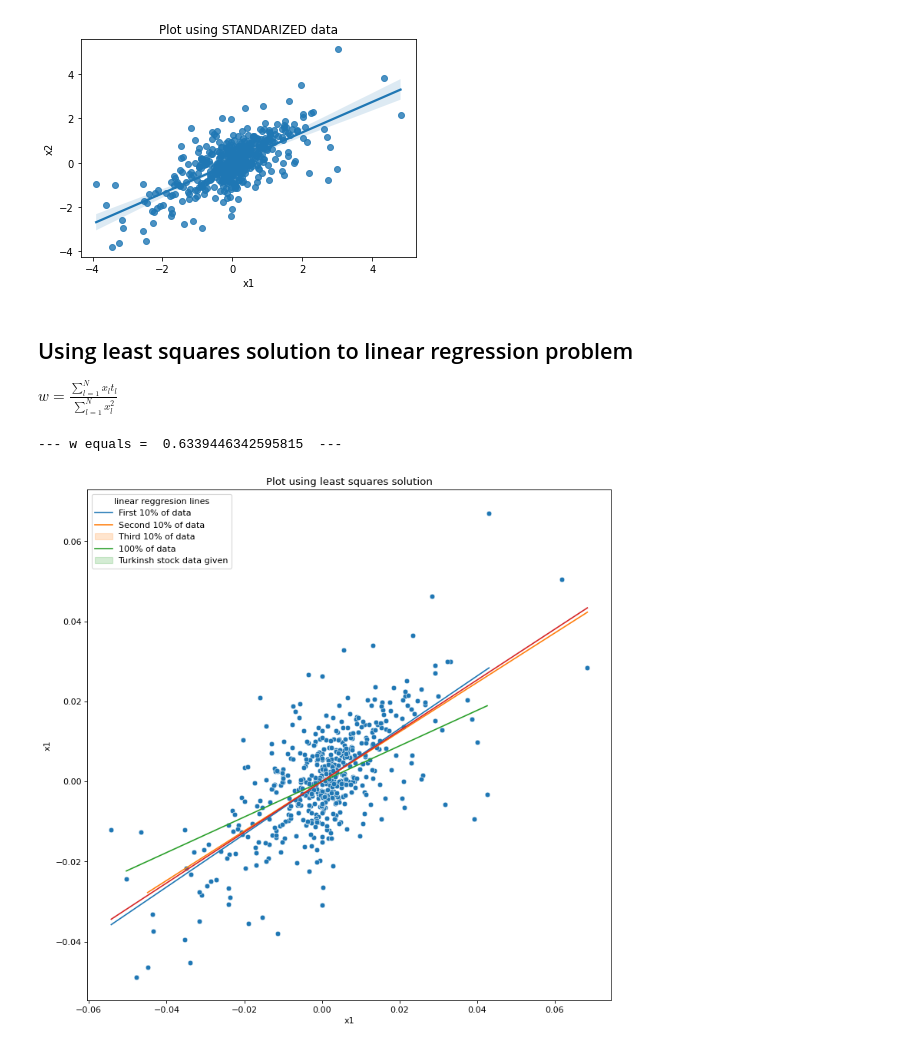
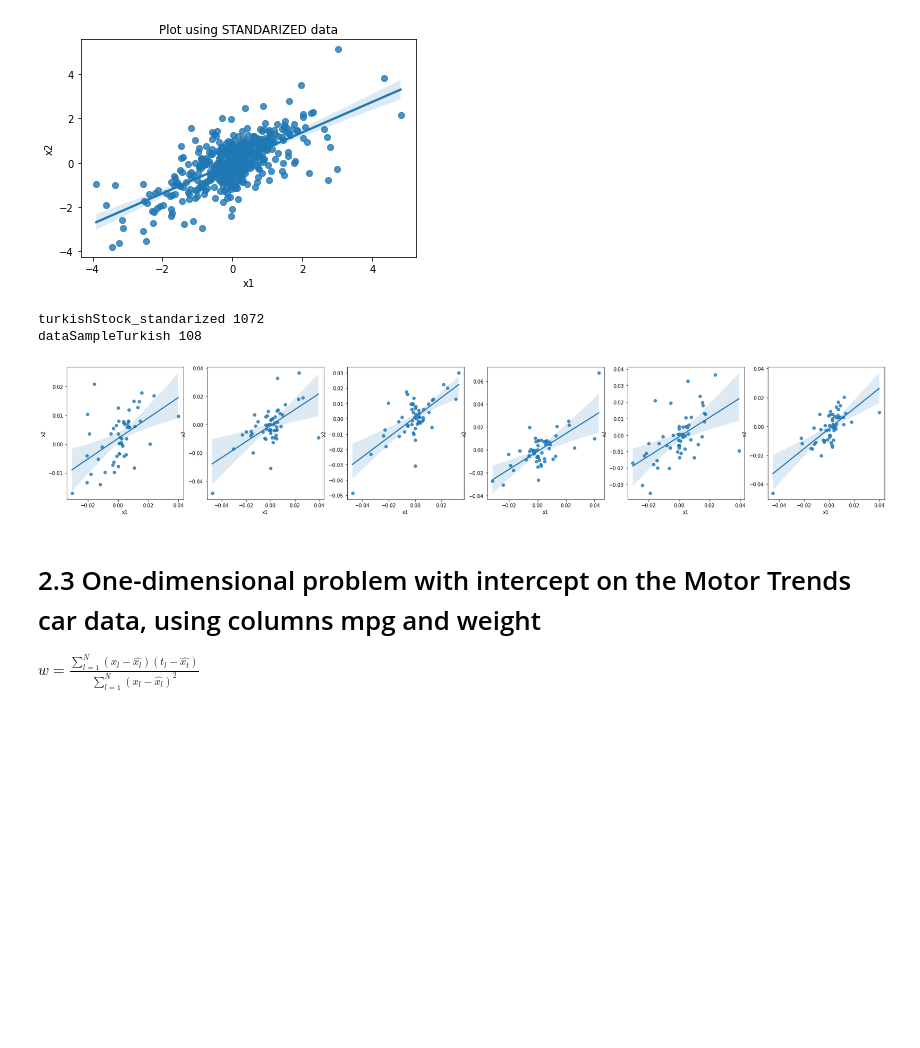
Before and after one commit to Siponek/Machine-Learning-Linear-regression, a Jupyter notebook: pythonTry/linearRegressionNotebook.ipynb, the cells around one changed output. Drawn from its saved outputs; the diff is of its cells as text; code cells hidden in the pictures; blank space fills up the shorter version.

```diff
--- a/pythonTry/linearRegressionNotebook.ipynb
+++ b/pythonTry/linearRegressionNotebook.ipynb
@@ -54,39 +91,28 @@ sns.regplot(data=turkishStock_standarized, x='x1', y='x2').set_title("Plot using
 plt.show()
 # %% [output]
 [figure]
+# %%
+dataSampleTurkish = turkishStock_standarized.sample(frac=0.1)
+print("turkishStock_standarized",turkishStock_standarized.size)
+print("dataSampleTurkish",dataSampleTurkish.size)
+
+
+# plt.show()
+fig, axes = plt.subplots(1, 6, figsize=(30, 5))
+# fig, axes = plt.subplots(1, 5, figsize=(15, 15), sharey=True)
+
+
+for i in range (6):
+    dataSampleTurkish = turkishStock.sample(frac=0.1)
+    sns.regplot(ax= axes[i], data=dataSampleTurkish, x='x1', y='x2').set_label("Plots with random 10'%' data mean and 95'%' confidence interval")
+# sns.regplot(ax= axes[6], data=turkishStock, x='x1', y='x2')
+plt.show()
+# https://dev.to/thalesbruno/subplotting-with-matplotlib-and-seaborn-5ei8
+# %% [output]
+turkishStock_standarized 1072
+dataSampleTurkish 108
+[figure, added]
 # %% [markdown]
-## Using least squares solution to linear regression problem
-$w = \frac {\sum \limits _{l=1} ^{N} x_{l} t_{l}} {\sum \limits _{l=1} ^{N} x^2_{l}}   $
+# 2.3 One-dimensional problem with intercept on the Motor Trends car data, using columns mpg and weight
+
+$w = \frac {\sum \limits _{l=1} ^{N} (x_{l} - \hat{x_{l}}) (t_{l} - \hat{x_{t}})} {\sum \limits _{l=1} ^{N} (x_{l} - \hat{x_{l}})^2}   $
-# %%
-plt.figure(figsize= (11,11), dpi=80)
-turkishStock_LinearOne = turkishStock
-w = (turkishStock_LinearOne["x1"]*turkishStock_LinearOne["x2"])
-w = w.sum() / (turkishStock_LinearOne["x1"]*turkishStock_LinearOne["x1"]).sum()
-print("--- w equals = ", w, " ---")
-
-
-# ff, aa = plt.subplots(1, 4, figsize=(30, 5))
-
-for i in range(3):
-    randomSubset1 = turkishStock_LinearOne.sample(frac=0.1)
-    wSubset = (randomSubset1["x1"]*randomSubset1["x2"])
-    wSubset = wSubset.sum()/(randomSubset1["x1"]**2).sum()
-    sns.lineplot(
-        y = randomSubset1["x1"]*wSubset,
-        x = randomSubset1["x1"]
-        )
-
-sns.lineplot(
-    y = turkishStock_LinearOne["x1"]*w,
-    x = turkishStock_LinearOne["x1"]
-    )
-sns.scatterplot(
-    data = turkishStock_LinearOne, x = "x1",
-    y = "x2").set_title("Plot using least squares solution"
-    )
-plt.legend(title='linear reggresion lines', loc='upper left', labels=['First 10% of data', 'Second 10% of data', 'Third 10% of data', '100% of data', 'Turkinsh stock data given'])
-plt.show()
-# print(np.random.permutation(11)[:10])
-# %% [output]
---- w equals =  0.6339446342595815  ---
-[figure, removed]
```
Also changed, not shown: parts of 9 cells of this notebook.
